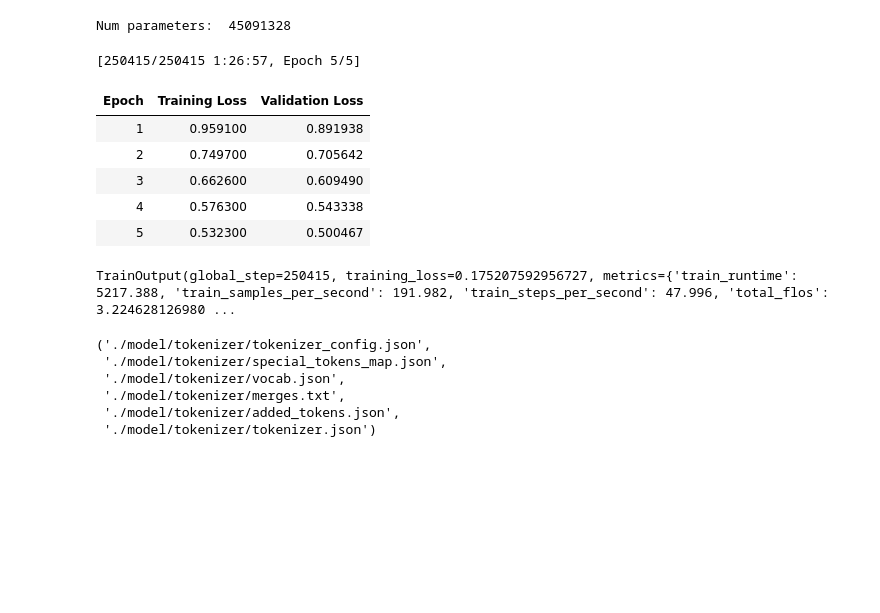
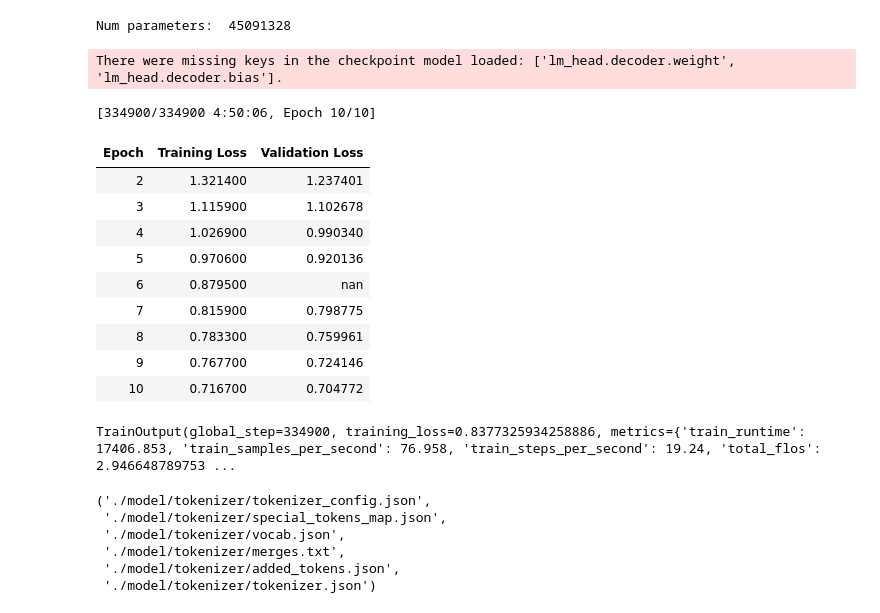
Before and after one commit to leo-cf-tian/image-2-latex, a Jupyter notebook: decoder.ipynb, the cells around one changed output. Saved outputs shown, nothing was run; the diff lists cells and outputs as text; code cells hidden in the pictures; blank space fills up the shorter version.

```diff
--- a/decoder.ipynb
+++ b/decoder.ipynb
@@ -13,7 +13,7 @@ from tokenizers.processors import BertProcessing
 import random
 import os
 # %%
-DATA_DIR = "./data/im2latex-250k/"
+DATA_DIR = "./data/im2latex-160k/"
 TOKENIZER_PATH = "./model/tokenizer/"
 MODEL_PATH = "./model/roberta"
 
@@ -146,47 +151,52 @@ data_collator = DataCollatorForLanguageModeling(
     tokenizer=tokenizer, mlm=True, mlm_probability=0.15
 )
 # %%
-TRAIN_EPOCHS = 5
-EVAL_STEPS = 16384
+TRAIN_EPOCHS = 10
+EVAL_STEPS = 10_000
 LEARNING_RATE = 1e-4
 WEIGHT_DECAY = 0.01
 TRAIN_BATCH_SIZE = 4
 VAL_BATCH_SIZE = 4
 
 # Define the training arguments
 training_args = TrainingArguments(
     output_dir=MODEL_PATH,
     evaluation_strategy = 'epoch',
     overwrite_output_dir=True,
     eval_steps=EVAL_STEPS,
     num_train_epochs=TRAIN_EPOCHS,
     learning_rate=LEARNING_RATE,
     weight_decay=WEIGHT_DECAY,
     per_device_train_batch_size=TRAIN_BATCH_SIZE,
     per_device_eval_batch_size=VAL_BATCH_SIZE,
-    save_total_limit=1,
+    save_total_limit=2,
 )
 
 # Create model trainer
 trainer = Trainer(
     model=model,
     args=training_args,
     data_collator=data_collator,
     train_dataset=train_dataset,
     eval_dataset=val_dataset,
 )
 
 # Train model
 trainer.train(resume_from_checkpoint=True)
 # %% [output]
-[250415/250415 1:26:57, Epoch 5/5]
+There were missing keys in the checkpoint model loaded: ['lm_head.decoder.weight', 'lm_head.decoder.bias'].
+[334900/334900 4:50:06, Epoch 10/10]
 | Epoch | Training Loss | Validation Loss |
-| 1 | 0.959100 | 0.891938 |
-| 2 | 0.749700 | 0.705642 |
-| 3 | 0.662600 | 0.609490 |
-| 4 | 0.576300 | 0.543338 |
-| 5 | 0.532300 | 0.500467 |
+| 2 | 1.321400 | 1.237401 |
+| 3 | 1.115900 | 1.102678 |
+| 4 | 1.026900 | 0.990340 |
+| 5 | 0.970600 | 0.920136 |
+| 6 | 0.879500 | nan |
+| 7 | 0.815900 | 0.798775 |
+| 8 | 0.783300 | 0.759961 |
+| 9 | 0.767700 | 0.724146 |
+| 10 | 0.716700 | 0.704772 |
-TrainOutput(global_step=250415, training_loss=0.175207592956727, metrics={'train_runtime': 5217.388, 'train_samples_per_second': 191.982, 'train_steps_per_second': 47.996, 'total_flos': 3.224628126980 ...
+TrainOutput(global_step=334900, training_loss=0.8377325934258886, metrics={'train_runtime': 17406.853, 'train_samples_per_second': 76.958, 'train_steps_per_second': 19.24, 'total_flos': 2.946648789753 ...
 # %%
 # Save both model and tokenizer
 trainer.save_model(MODEL_PATH)
```
Also changed, not shown: parts of 8 cells of this notebook, 2 other files.
